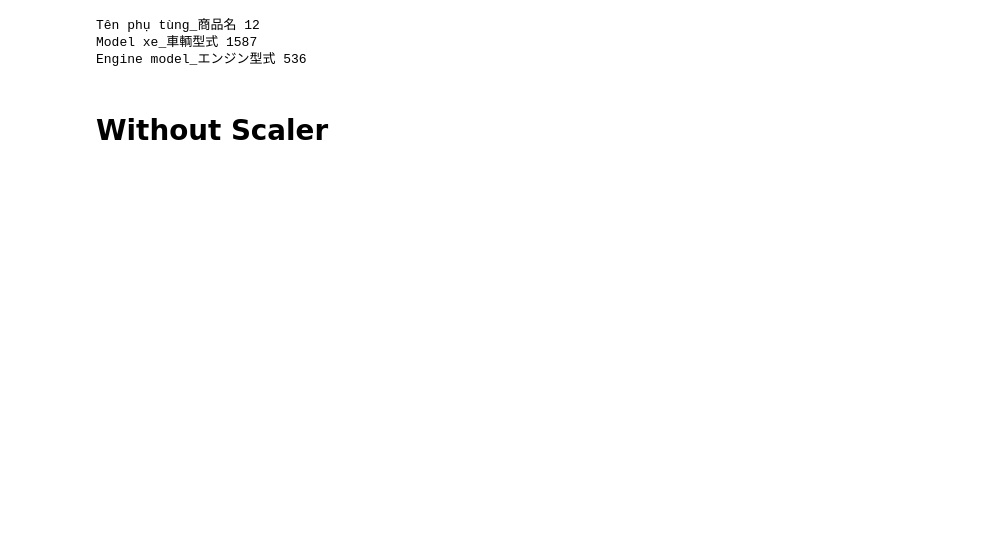
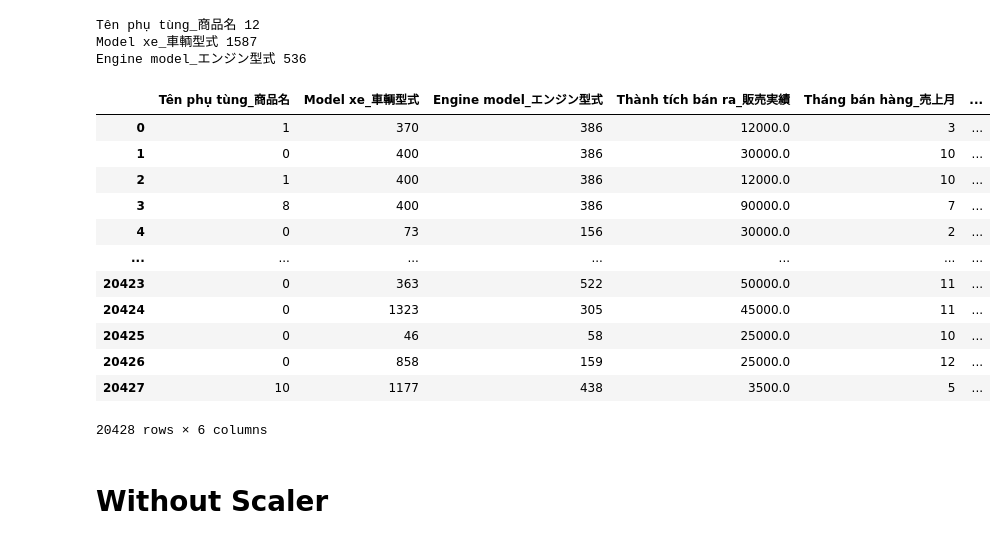
Before and after one commit to vutuanlinh2661998/KAIHO, a Jupyter notebook: Kaiho_Select_Feature_Predict.ipynb, the cells around one changed output. Saved outputs shown, nothing was run; the diff lists cells and outputs as text; code cells hidden in the pictures; blank space fills up the shorter version.

```diff
--- a/Kaiho_Select_Feature_Predict.ipynb
+++ b/Kaiho_Select_Feature_Predict.ipynb
@@ -163,6 +155,21 @@ Model xe_車輌型式 1587
 Engine model_エンジン型式 536
 # %%
 # df_group_month.date_time.unique()
+df_group_month
+# %% [output]
+|  | Tên phụ tùng_商品名 | Model xe_車輌型式 | Engine model_エンジン型式 | Thành tích bán ra_販売実績 | Tháng bán hàng_売上月 | ... |
+| 0 | 1 | 370 | 386 | 12000.0 | 3 | ... |
+| 1 | 0 | 400 | 386 | 30000.0 | 10 | ... |
+| 2 | 1 | 400 | 386 | 12000.0 | 10 | ... |
+| 3 | 8 | 400 | 386 | 90000.0 | 7 | ... |
+| 4 | 0 | 73 | 156 | 30000.0 | 2 | ... |
+| ... | ... | ... | ... | ... | ... | ... |
+| 20423 | 0 | 363 | 522 | 50000.0 | 11 | ... |
+| 20424 | 0 | 1323 | 305 | 45000.0 | 11 | ... |
+| 20425 | 0 | 46 | 58 | 25000.0 | 10 | ... |
+| 20426 | 0 | 858 | 159 | 25000.0 | 12 | ... |
+| 20427 | 10 | 1177 | 438 | 3500.0 | 5 | ... |
+20428 rows × 6 columns
 # %% [markdown]
 # Without Scaler
 # %%
```
Also changed, not shown: parts of 14 cells of this notebook.
